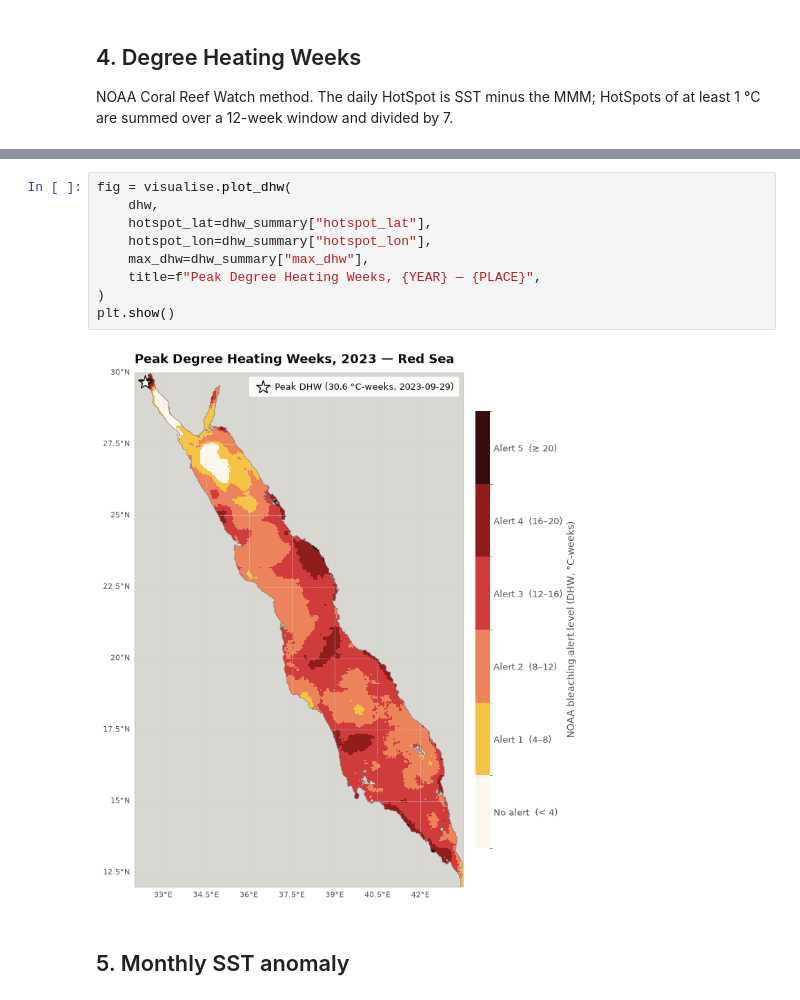
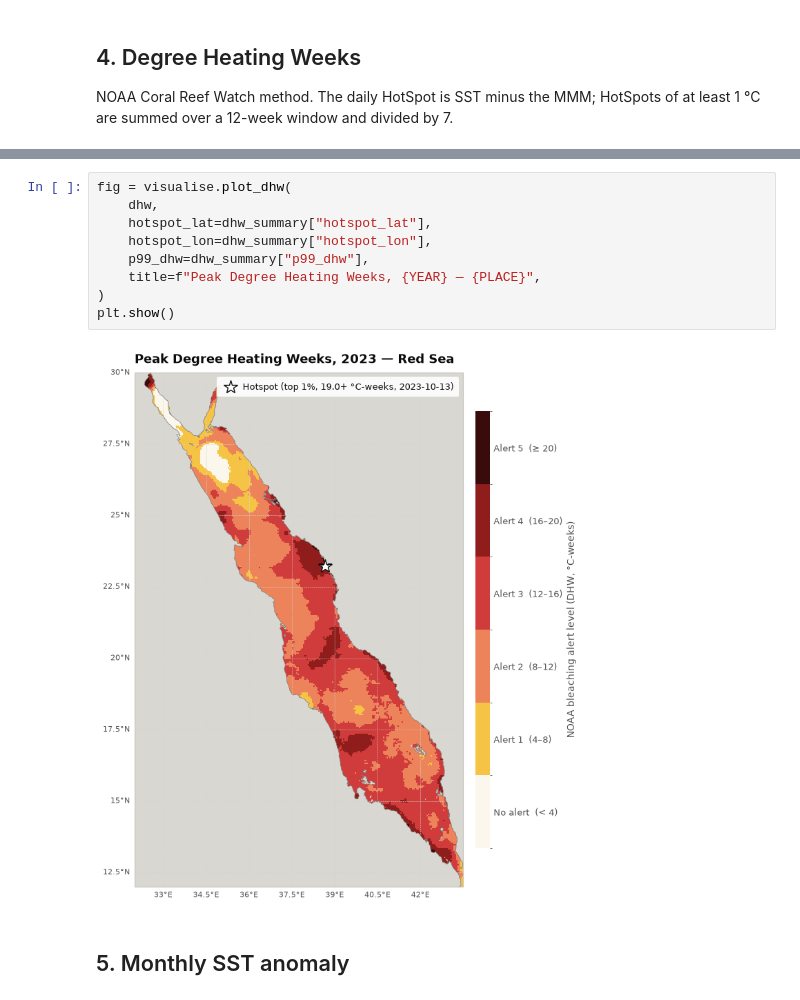
Before and after one commit to dinatraykova/reefugia, a Jupyter notebook: notebooks/nb02_analysis_workflow.ipynb, the cells around one changed output, grey strips where cells are left out. Cells and saved outputs as stored; diff of their text form.

```diff
--- a/notebooks/nb02_analysis_workflow.ipynb
+++ b/notebooks/nb02_analysis_workflow.ipynb
@@ -119,14 +122,14 @@ dtype: float64
 # %%
 fig = visualise.plot_dhw(
     dhw,
     hotspot_lat=dhw_summary["hotspot_lat"],
     hotspot_lon=dhw_summary["hotspot_lon"],
-    max_dhw=dhw_summary["max_dhw"],
+    p99_dhw=dhw_summary["p99_dhw"],
     title=f"Peak Degree Heating Weeks, {YEAR} — {PLACE}",
 )
 plt.show()
 # %% [output]
-[figure, old version]
+[figure, new version]
 # %% [markdown]
 ## 5. Monthly SST anomaly
 # %%
```
Also changed, not shown: parts of 6 cells of this notebook, 3 other files.
